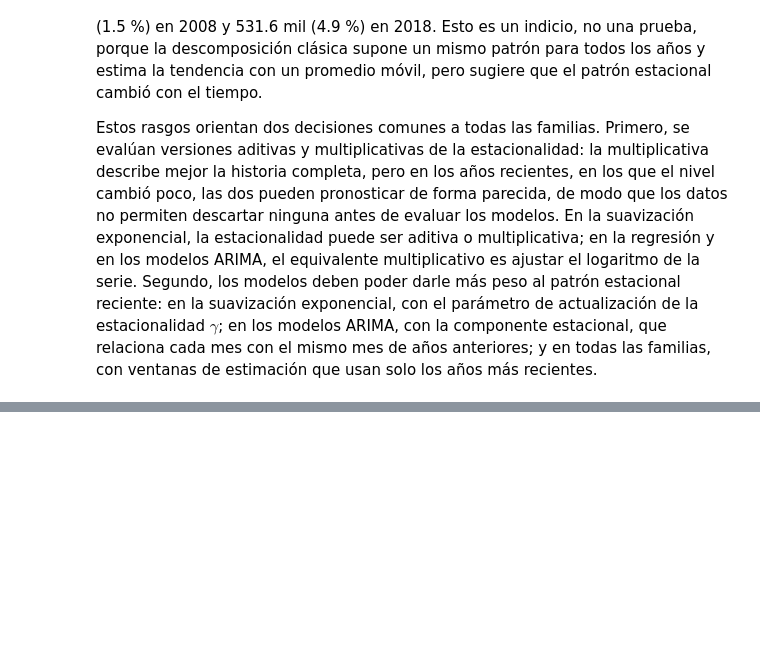
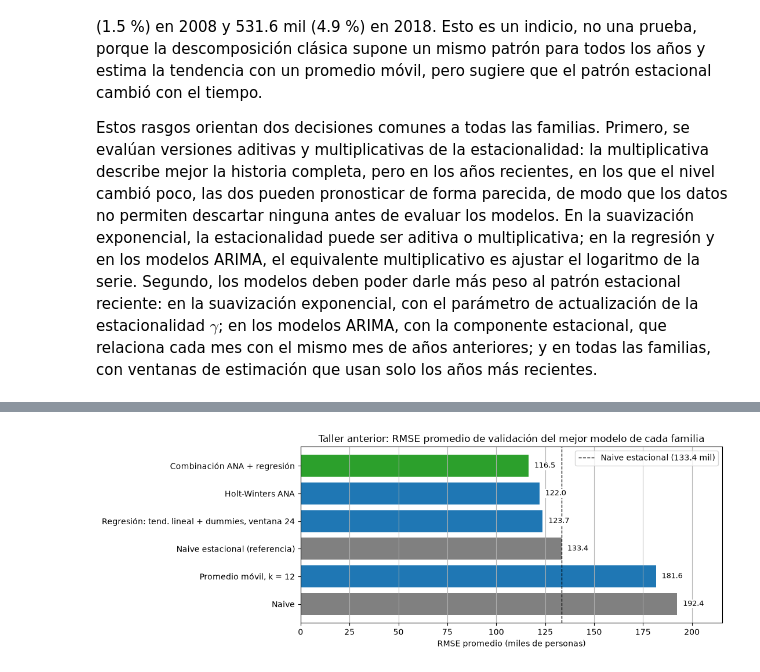
Before and after one commit to juanestebancg2806/ml3-time-series-forecasting, a Jupyter notebook: taller2/taller2_pronostico_ocupados.ipynb, the cells around one changed output, grey strips where cells are left out. Saved outputs shown, nothing was run; the diff lists cells and outputs as text; code cells hidden in the pictures; blank space fills up the shorter version.

```diff
--- a/taller2/taller2_pronostico_ocupados.ipynb
+++ b/taller2/taller2_pronostico_ocupados.ipynb
@@ -325,0 +1228,87 @@ Estos rasgos orientan dos decisiones comunes a todas las familias. Primero, se e
+# %%
+# --- Combinación del taller anterior y verificación de los 25 modelos ---
+# Funciones creadoras por familia, para construir combinaciones a partir de las configuraciones
+FABRICAS_PRONOSTICO = {"ets": crear_pronostico_ets, "regresion": crear_pronostico_regresion}
+
+
+def crear_pronostico_combinacion(config):
+    """Promedio simple de los pronósticos de varios modelos.
+
+    config["componentes"]: lista de {"modelo": clave de FABRICAS_PRONOSTICO, "config": configuración};
+    cada componente se ajusta en cada corte solo con los datos disponibles hasta ese corte.
+    """
+    funciones = [FABRICAS_PRONOSTICO[componente["modelo"]](componente["config"])
+                 for componente in config["componentes"]]
+
+    def pronostico(serie_ajuste, h):
+        return np.mean([np.asarray(funcion(serie_ajuste, h), dtype=float) for funcion in funciones], axis=0)
+
+    return pronostico
+
+
+nombre_ets = "HW adit. sin tend. (ANA)"
+nombre_combinacion = "Combinación ANA + regresión"
+config_combinacion = {"componentes": [
+    {"modelo": "ets", "config": configuraciones_ets[nombre_ets]},
+    {"modelo": "regresion", "config": configuraciones_regresion[nombre_regresion]},
+]}
+registrar_configuracion(nombre_combinacion, "Combinación", crear_pronostico_combinacion, config_combinacion)
+modelos_taller_anterior = (modelos_referencia + modelos_promedio_movil + modelos_ets
+                           + modelos_regresion + [nombre_combinacion])
+
+# Resultados de validación del taller anterior (RMSE y MAPE promedio de los 6 cortes, redondeados a 2 decimales)
+VALIDACION_TALLER_ANTERIOR = pd.DataFrame.from_dict({
+    "Naive":                                   (192.42, 1.41),
+    "Naive estacional":                        (133.36, 1.05),
+    "MA k=2":                                  (206.68, 1.52),
+    "MA k=3":                                  (217.38, 1.66),
+    "MA k=4":                                  (217.16, 1.67),
+    "MA k=6":                                  (223.48, 1.71),
+    "MA k=12":                                 (181.58, 1.38),
+    "SES (ANN)":                               (202.39, 1.48),
+    "Holt (AAN)":                              (215.74, 1.74),
+    "Holt amort. (AAdN)":                      (205.08, 1.53),
+    "HW adit. sin tend. (ANA)":                (122.02, 0.98),
+    "HW adit. (AAA)":                          (145.96, 1.20),
+    "HW adit. amort. (AAdA)":                  (125.05, 0.98),
+    "HW mult. sin tend. (MNM)":                (137.99, 1.07),
+    "HW mult. (MAM)":                          (158.93, 1.28),
+    "HW mult. amort. (MAdM)":                  (137.95, 1.10),
+    "Tend. cúbica":                            (262.15, 2.15),
+    "Tend. lineal + dummies":                  (361.44, 3.24),
+    "Tend. cúbica + dummies":                  (222.08, 1.91),
+    "Tend. grado 5 + dummies":                 (129.50, 1.04),
+    "Tend. cuadrática + dummies, ventana 36":  (137.44, 1.09),
+    "Tend. lineal + Fourier K=5, ventana 24":  (124.33, 0.97),
+    "Log: Tend. lineal + dummies, ventana 24": (124.00, 0.94),
+    "Tend. lineal + dummies, ventana 24":      (123.68, 0.94),
+    "Combinación ANA + regresión":             (116.47, 0.92),
+}, orient="index", columns=["RMSE promedio", "MAPE promedio (%)"])
+
+# Verificación: los 25 modelos reproducen el error de validación del taller anterior
+assert list(VALIDACION_TALLER_ANTERIOR.index) == modelos_taller_anterior
+assert all(validacion[nombre]["convergio"].all() for nombre in modelos_ets), "alguna configuración ETS no convergió"
+resumen_taller_anterior = resumir_validacion(modelos_taller_anterior)
+diferencias = (resumen_taller_anterior[VALIDACION_TALLER_ANTERIOR.columns].round(2)
+               - VALIDACION_TALLER_ANTERIOR.loc[resumen_taller_anterior.index]).abs()
+assert (diferencias <= 0.01).all().all(), f"No coinciden con el taller anterior:\n{diferencias[diferencias > 0.01].dropna(how='all')}"
+print("Verificación: los 25 modelos reproducen el RMSE y el MAPE de validación del taller anterior.\n")
+
+resumen_taller_anterior.insert(0, "Familia", pd.Series(familias))
+print("Validación de los modelos del taller anterior (RMSE en miles de personas):")
+print(resumen_taller_anterior.round(2).to_string())
+
+# Mejor modelo de cada familia del taller anterior en la validación
+mejores_taller_anterior = {
+    "Naive": "Naive",
+    "Naive estacional (referencia)": "Naive estacional",
+    "Promedio móvil, k = 12": "MA k=12",
+    "Holt-Winters ANA": nombre_ets,
+    "Regresión: tend. lineal + dummies, ventana 24": nombre_regresion,
+    "Combinación ANA + regresión": nombre_combinacion,
+}
+graficar_resumen_validacion(
+    mejores_taller_anterior, destacado="Combinación ANA + regresión",
+    titulo="Taller anterior: RMSE promedio de validación del mejor modelo de cada familia",
+);
+# %% [output]
@@ -325,0 +1332 @@ Estos rasgos orientan dos decisiones comunes a todas las familias. Primero, se e
+[figure, added]
```
Also changed, not shown: parts of 15 cells of this notebook.
